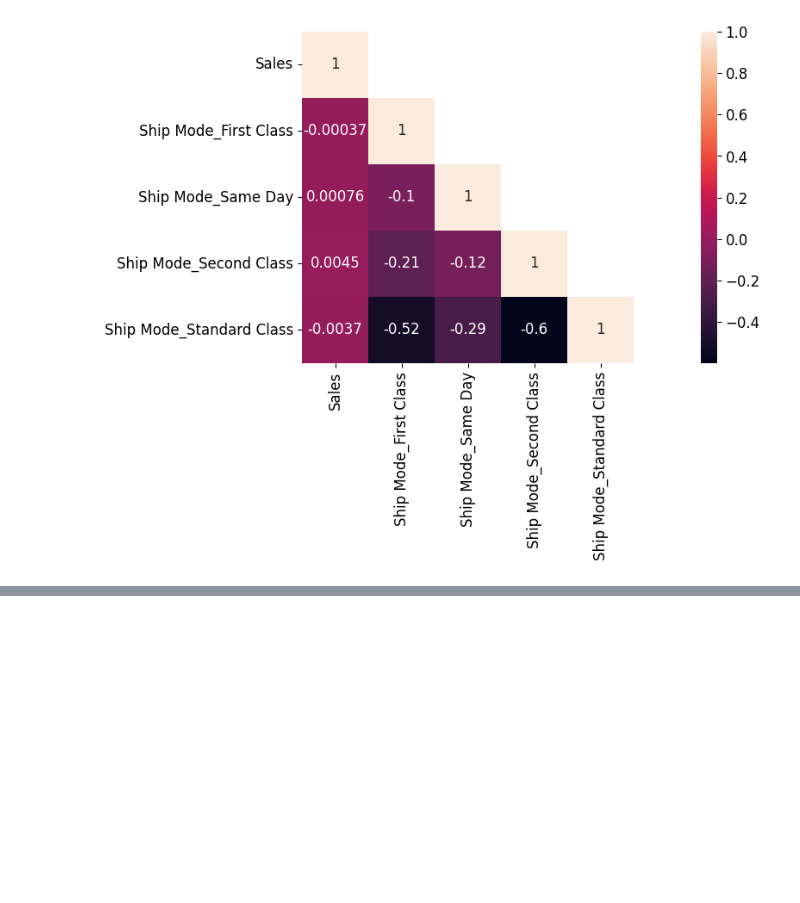
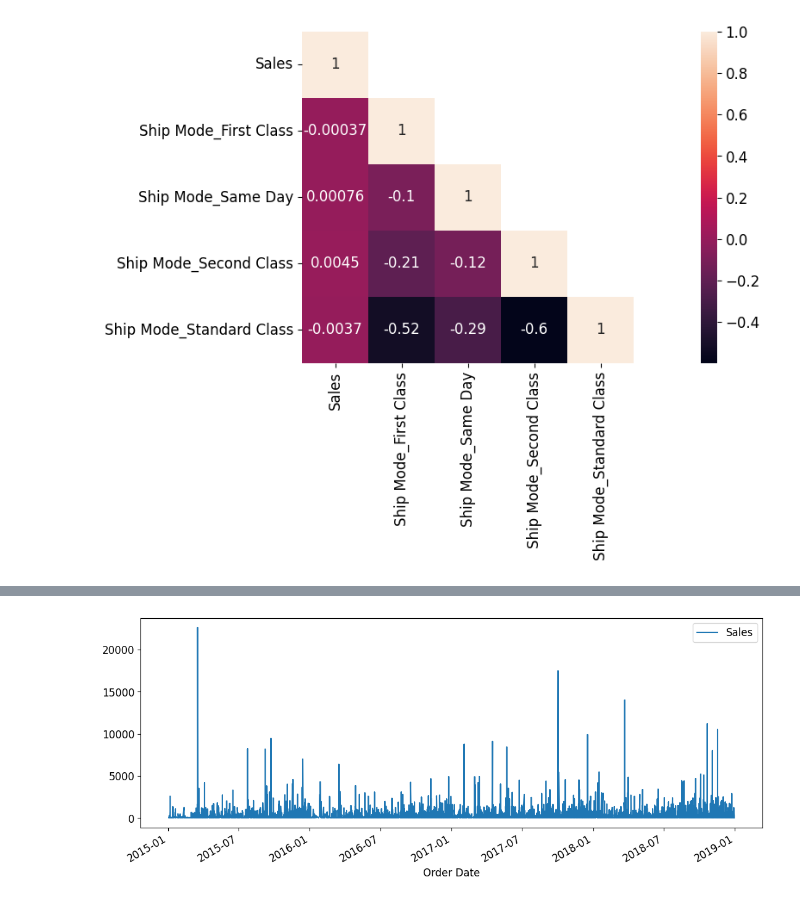
Before and after one commit to OlaiyaO/sales_forecasting, a Jupyter notebook: sales-forecasting.ipynb, the cells around one changed output, grey strips where cells are left out. Cells and saved outputs as stored; diff of their text form; code cells hidden in the pictures; blank space fills up the shorter version.

Commit message:
Kaggle Notebook | Sales forecasting | Version 8

```diff
--- a/sales-forecasting.ipynb
+++ b/sales-forecasting.ipynb
@@ -401,0 +474,7 @@ fig.show();
+# %%
+# Dropping the column 'Row ID', as it does not help much in the process of data analysis of the dataset.
+df.drop('Row ID',axis = 1, inplace = True)
+# %%
+df['Order Date'] = pd.to_datetime(df['Order Date'], format='%d/%m/%Y') #converting the data type of 'Order Date' column to date time format
+df['Ship Date'] = pd.to_datetime(df['Ship Date'], format='%d/%m/%Y') #converting the data type of 'Ship Date' column to date time format
+df.info()
@@ -401,0 +528,10 @@ fig.show();
+# %%
+#sorting data by order date
+df.sort_values(by=['Order Date'], inplace=True, ascending=True) #Sorting data by  ascending order of the coloumn values 'Order Date'
+df.set_index("Order Date", inplace = True) #Setting 'Order Date' as index of the dataframe 'df' for ease of Time Series Analysis
+# %%
+# To forecast sales seven days later of the order date, let us create a new dataframe with only the target column i.e,
+# the 'Sales' column and 'Order Date' as the index
+
+new_data = pd.DataFrame(df['Sales'])
+new_data
@@ -401,0 +553,5 @@ fig.show();
+# %%
+#Plotting the data to understand the sales distribution from the year 2015-2018
+new_data.plot();
+# %% [output]
+[figure, added]
```
Also changed, not shown: parts of 63 cells of this notebook.
